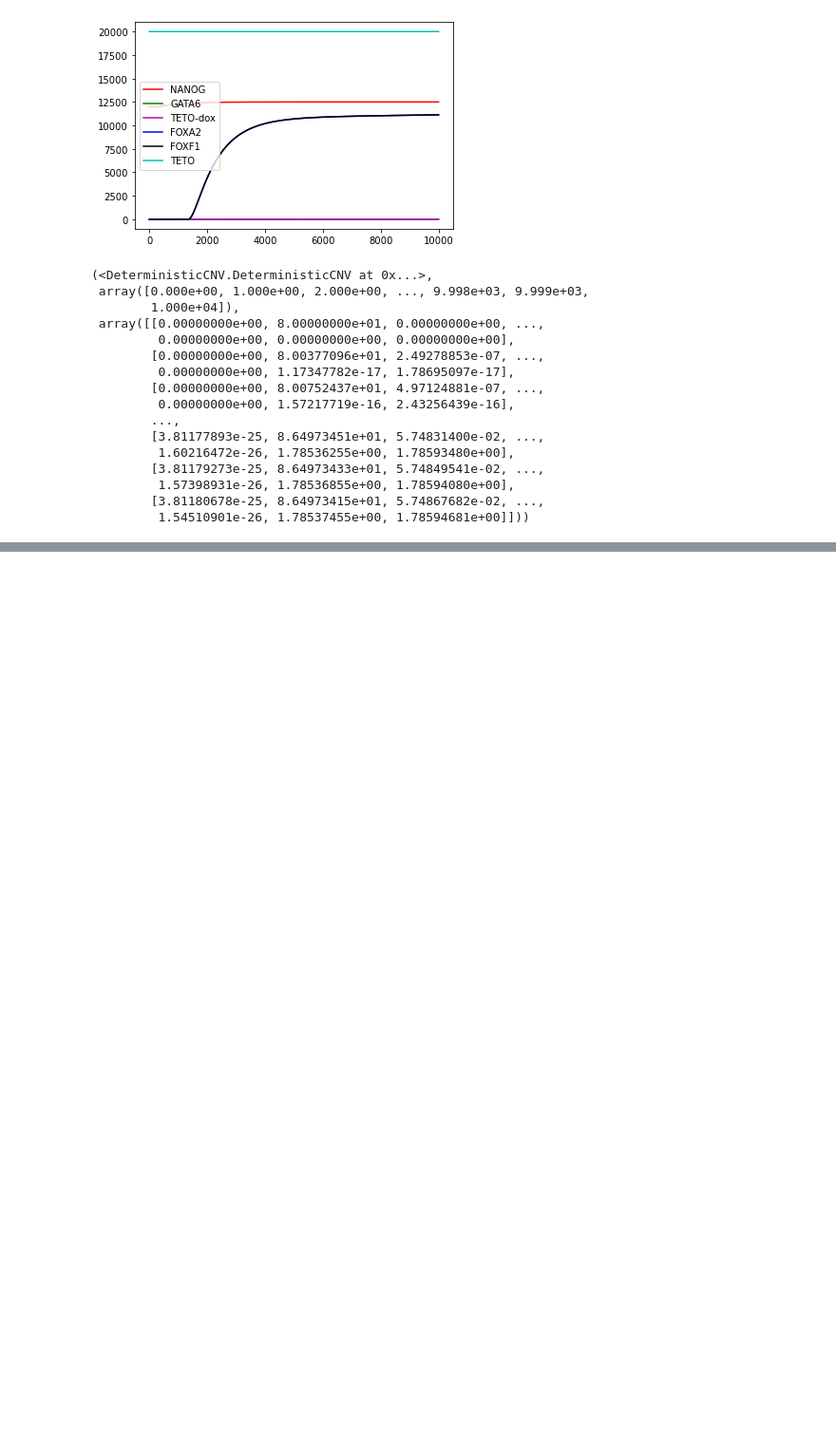
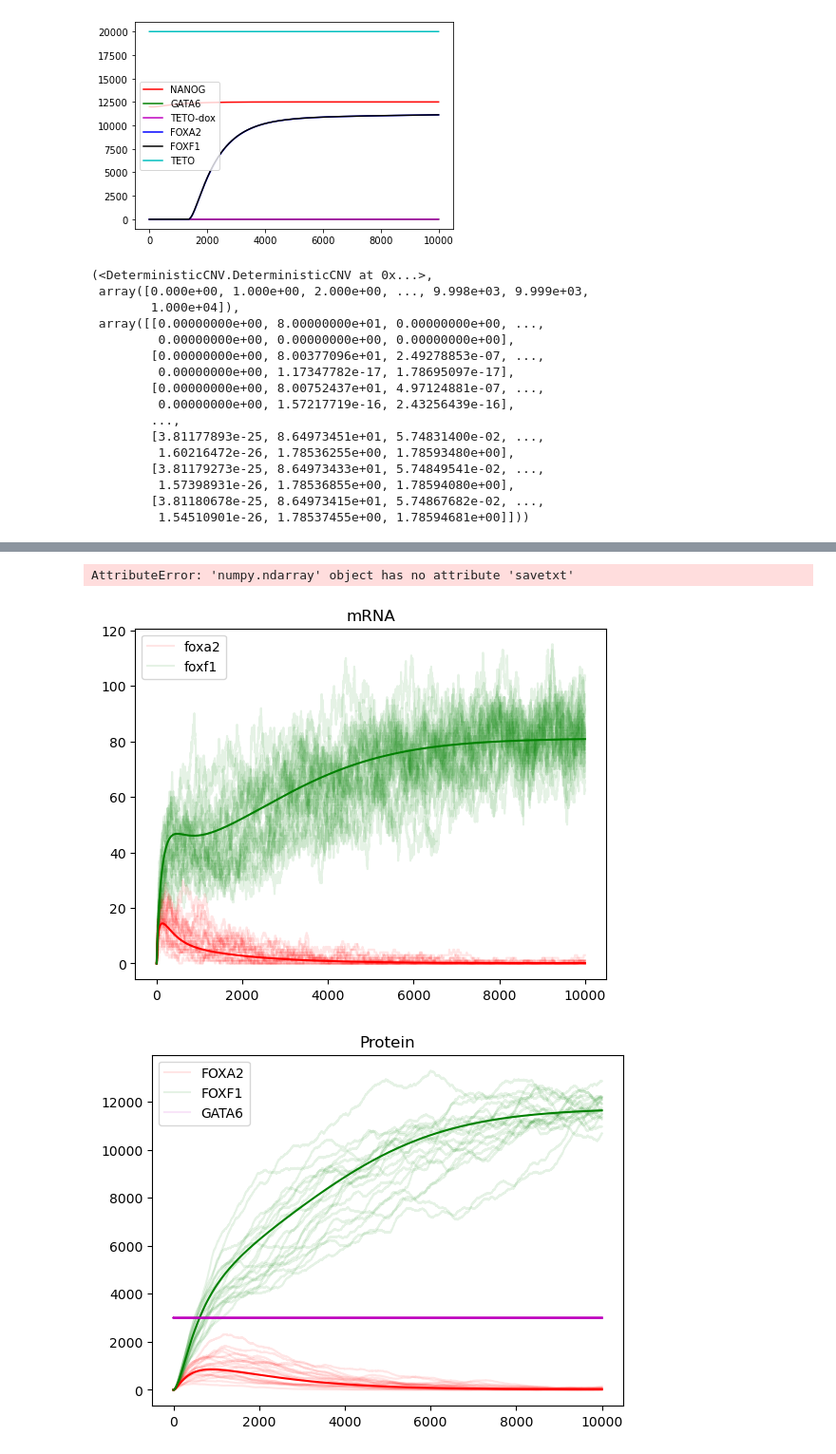
Before and after one commit to ajin40/cdh-gata6-model, a Jupyter notebook: GATA6_mass_action/GATA6_mass_action.ipynb, the cells around one changed output, grey strips where cells are left out. Shown at 95% size. Drawn from its saved outputs; the diff is of its cells as text; code cells hidden in the pictures; blank space fills up the shorter version.

```diff
--- a/GATA6_mass_action/GATA6_mass_action.ipynb
+++ b/GATA6_mass_action/GATA6_mass_action.ipynb
@@ -786,0 +783,47 @@ print(c[200, 4])
+# %%
+import GATA6_response_model
+import numpy as np
+SRs = []
+for i in range(20):
+    sa, sb, sc = GATA6_response_model.RunStochasticResponse(GATA6=3000, T=10000, dt=1., plots=False, plotPromoter=False,
+                                                                inhibited_transcription_rate=[5e-8, 5e-8],
+                                                                activated_transcription_rate = [0.25, 0.15, 0.25, 0.25],
+                                                                double_activated_transcription_rate = [0.5, 0.25],
+                                                                P_act_binding = [5e-8, 5e-8, 1, 5],
+                                                                P_inh_binding=[50.0, 1.0],
+                                                                P1_act_unbinding=[100.0, 100.0, 100.0, 100.0],
+                                                                P1_inh_unbinding=[25.0, 1.0],
+                                                                P1_act_binding=[1, 0.5, 1, 0.75],
+                                                                P2_act_unbinding=[50.0, 200.0, 100.0, 100.0])
+    SRs.append(c)
+SR_array = np.array(SRs)
+# %% [output]
+AttributeError: 'numpy.ndarray' object has no attribute 'savetxt'
+# %%
+import pylab
+pylab.cla()
+sts = np.arange(0, 10001, 1)
+curvetypes = ['r-', 'g-', 'b-', 'k-', 'm-', 'c-']
+pylab.figure(1)
+for i in range(SR_array.shape[0]):
+    for j in range(0, 2):
+        pylab.plot(sts, SR_array[i, :, j], curvetypes[j], alpha=0.1)
+        pylab.legend(['foxa2', 'foxf1'])
+        pylab.title('mRNA')
+for j in range(0, 2):
+    pylab.plot(sts, c[:, j], curvetypes[j], alpha=1)
+    pylab.legend(['foxa2', 'foxf1'])
+    pylab.title('mRNA')
+pylab.figure(2)
+for i in range(SR_array.shape[0]):
+    curvetypes = ['r-', 'g-', 'm-', 'b-', 'k-', 'c-']
+    for j in range(2, 5):
+        pylab.plot(sts, SR_array[i, :, j],curvetypes[j-2], alpha=0.1)
+        pylab.legend(['FOXA2', 'FOXF1', 'GATA6'])
+        pylab.title('Protein')
+for j in range(2, 5):
+    pylab.plot(sts, c[:, j], curvetypes[j-2], alpha=1)
+pylab.show()
+# %% [output]
+[figure, added]
+[figure, added]
```
Also changed, not shown: parts of 5 cells of this notebook, 4 other files.
